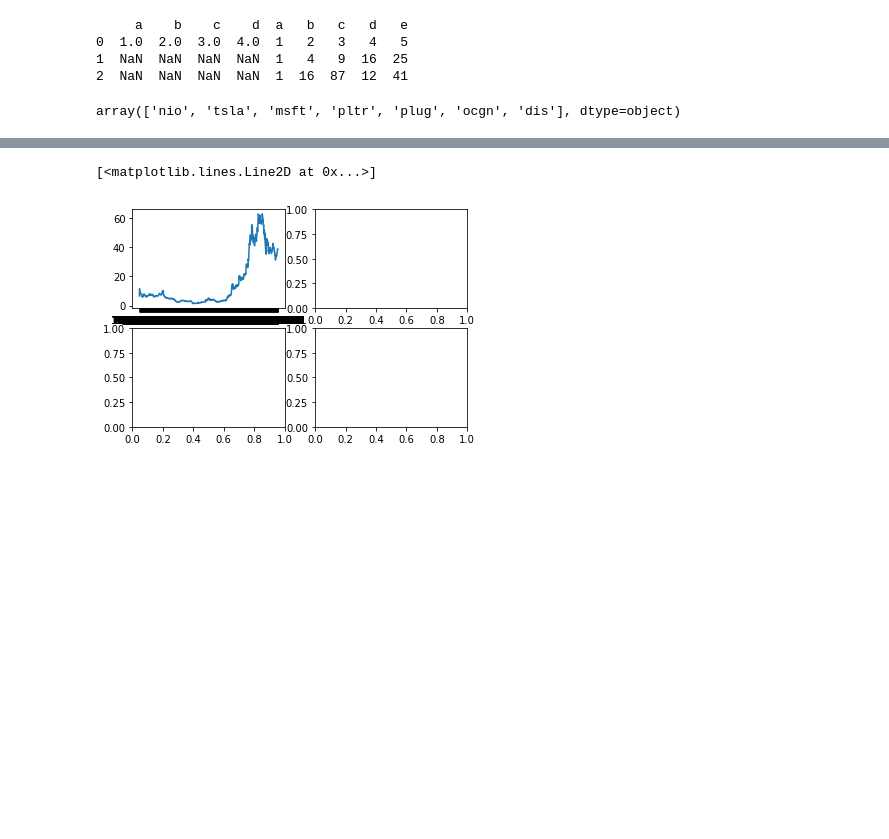
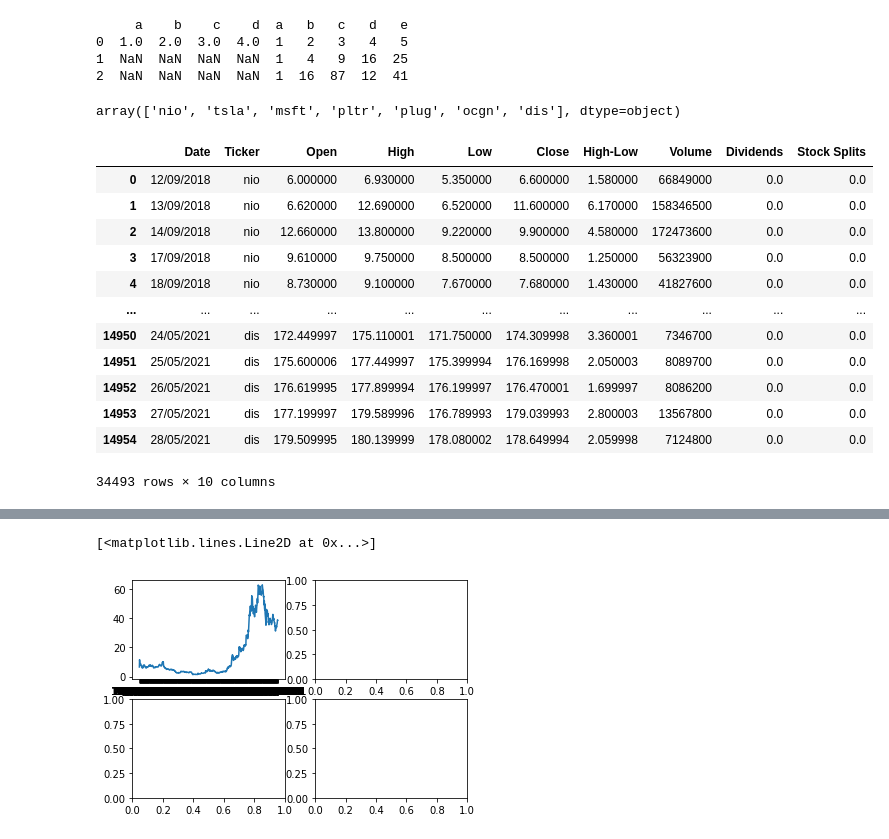
Before and after one commit to Konoko2004/TheProject, a Jupyter notebook: yFinance.ipynb, the cells around one changed output, grey strips where cells are left out. Drawn from its saved outputs; the diff is of its cells as text; code cells hidden in the pictures; blank space fills up the shorter version.

```diff
--- a/yFinance.ipynb
+++ b/yFinance.ipynb
@@ -88,6 +77,22 @@ stockList = stockList[['Date','Ticker','Open','High','Low','Close','High-Low','V
 stockList['Ticker'].unique()
 # %% [output]
 array(['nio', 'tsla', 'msft', 'pltr', 'plug', 'ocgn', 'dis'], dtype=object)
+# %%
+stockList
+# %% [output]
+|  | Date | Ticker | Open | High | Low | Close | High-Low | Volume | Dividends | Stock Splits |
+| 0 | 12/09/2018 | nio | 6.000000 | 6.930000 | 5.350000 | 6.600000 | 1.580000 | 66849000 | 0.0 | 0.0 |
+| 1 | 13/09/2018 | nio | 6.620000 | 12.690000 | 6.520000 | 11.600000 | 6.170000 | 158346500 | 0.0 | 0.0 |
+| 2 | 14/09/2018 | nio | 12.660000 | 13.800000 | 9.220000 | 9.900000 | 4.580000 | 172473600 | 0.0 | 0.0 |
+| 3 | 17/09/2018 | nio | 9.610000 | 9.750000 | 8.500000 | 8.500000 | 1.250000 | 56323900 | 0.0 | 0.0 |
+| 4 | 18/09/2018 | nio | 8.730000 | 9.100000 | 7.670000 | 7.680000 | 1.430000 | 41827600 | 0.0 | 0.0 |
+| ... | ... | ... | ... | ... | ... | ... | ... | ... | ... | ... |
+| 14950 | 24/05/2021 | dis | 172.449997 | 175.110001 | 171.750000 | 174.309998 | 3.360001 | 7346700 | 0.0 | 0.0 |
+| 14951 | 25/05/2021 | dis | 175.600006 | 177.449997 | 175.399994 | 176.169998 | 2.050003 | 8089700 | 0.0 | 0.0 |
+| 14952 | 26/05/2021 | dis | 176.619995 | 177.899994 | 176.199997 | 176.470001 | 1.699997 | 8086200 | 0.0 | 0.0 |
+| 14953 | 27/05/2021 | dis | 177.199997 | 179.589996 | 176.789993 | 179.039993 | 2.800003 | 13567800 | 0.0 | 0.0 |
+| 14954 | 28/05/2021 | dis | 179.509995 | 180.139999 | 178.080002 | 178.649994 | 2.059998 | 7124800 | 0.0 | 0.0 |
+34493 rows × 10 columns
 # %%
 
 
```
Also changed, not shown: parts of 4 cells of this notebook.
